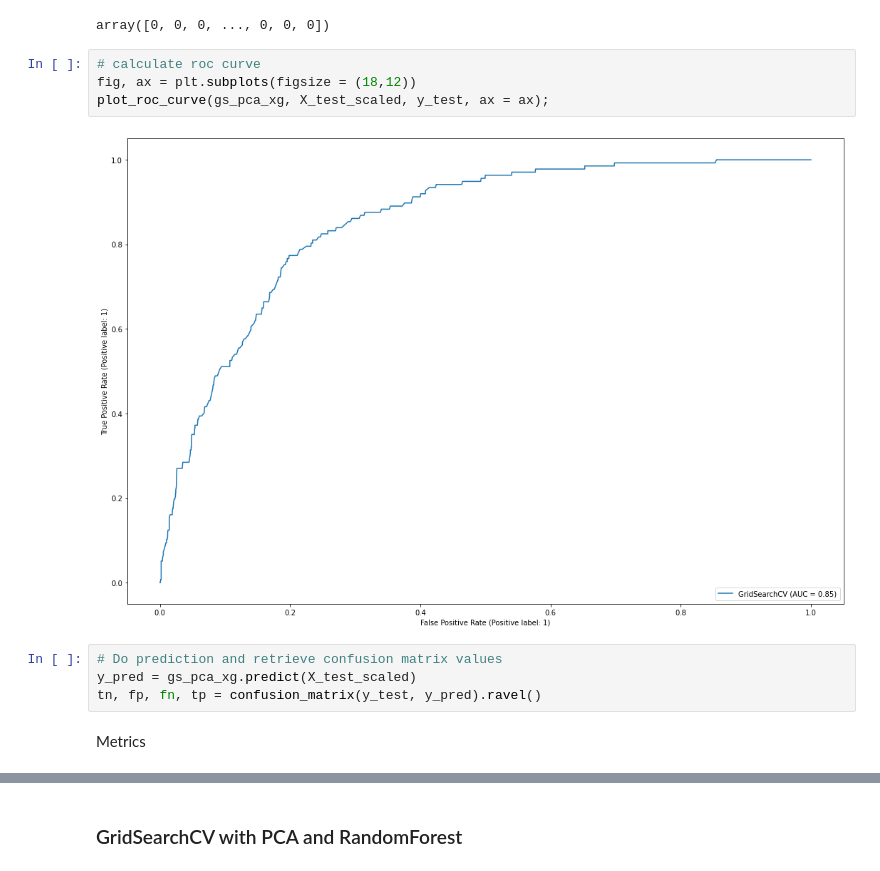
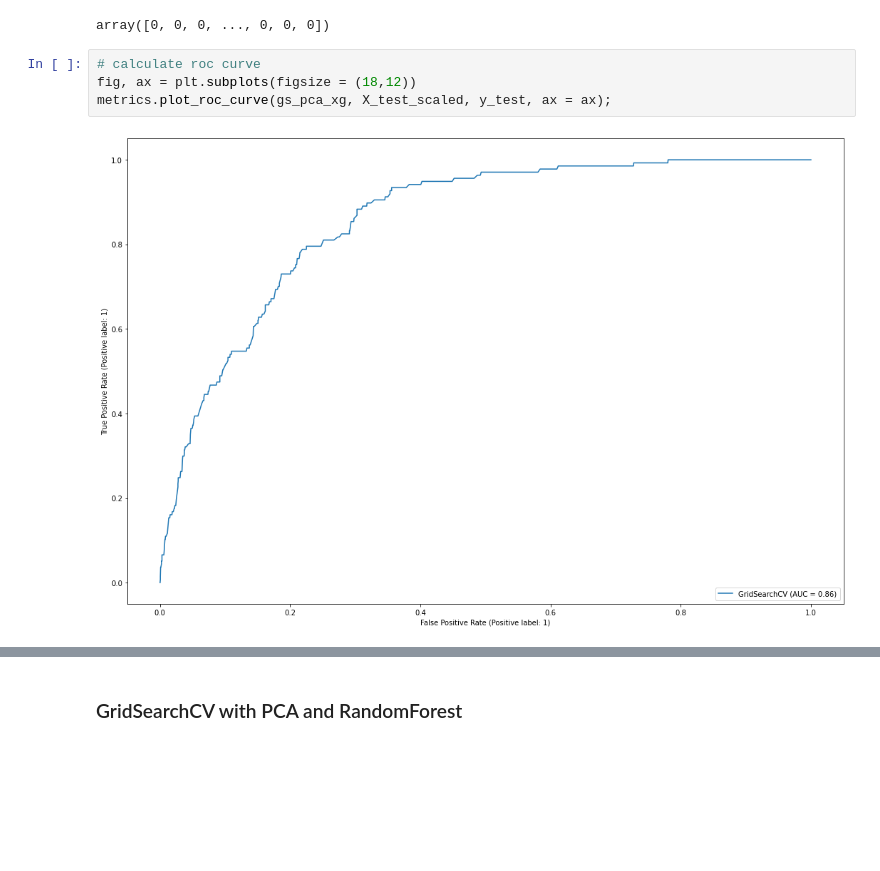
Before and after one commit to kevwee-lab/G.A-Project-4, a Jupyter notebook: working-folder/Zhi Qiang/ModellingCombined.ipynb, the cells around one changed output, grey strips where cells are left out. Saved outputs shown, nothing was run; the diff lists cells and outputs as text; blank space fills up the shorter version.

```diff
--- a/working-folder/Zhi Qiang/ModellingCombined.ipynb
+++ b/working-folder/Zhi Qiang/ModellingCombined.ipynb
@@ -319,12 +321,6 @@ array([0, 0, 0, ..., 0, 0, 0])
 # %%
 # calculate roc curve
 fig, ax = plt.subplots(figsize = (18,12))
-plot_roc_curve(gs_pca_xg, X_test_scaled, y_test, ax = ax);
+metrics.plot_roc_curve(gs_pca_xg, X_test_scaled, y_test, ax = ax);
 # %% [output]
-[figure, old version]
+[figure, new version]
-# %%
-# Do prediction and retrieve confusion matrix values
-y_pred = gs_pca_xg.predict(X_test_scaled)
-tn, fp, fn, tp = confusion_matrix(y_test, y_pred).ravel()
-# %% [markdown]
-Metrics
```
Also changed, not shown: parts of 30 cells of this notebook, 4 other files.
